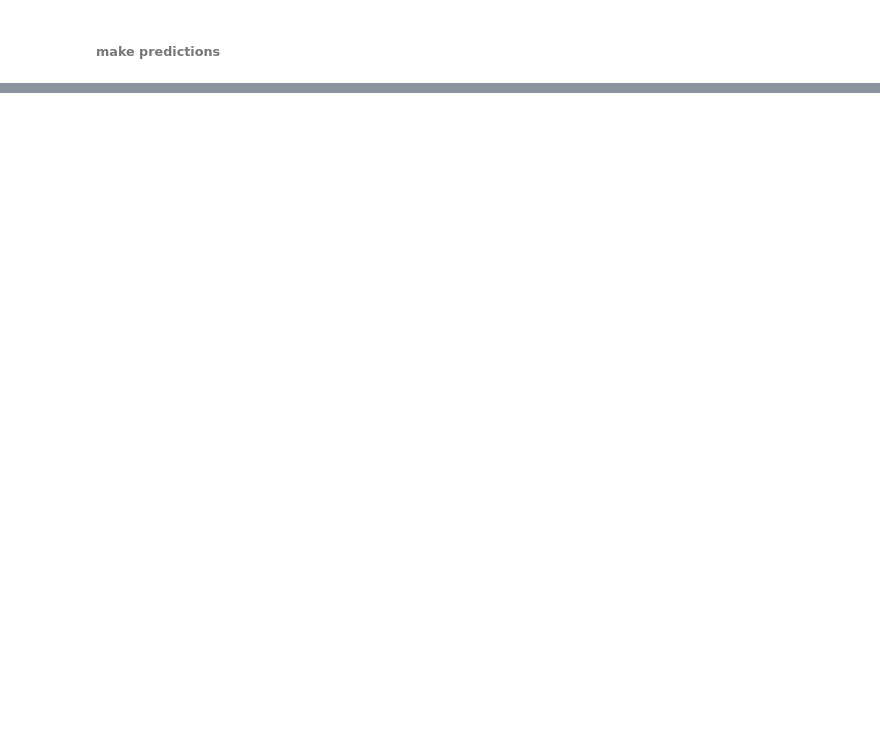
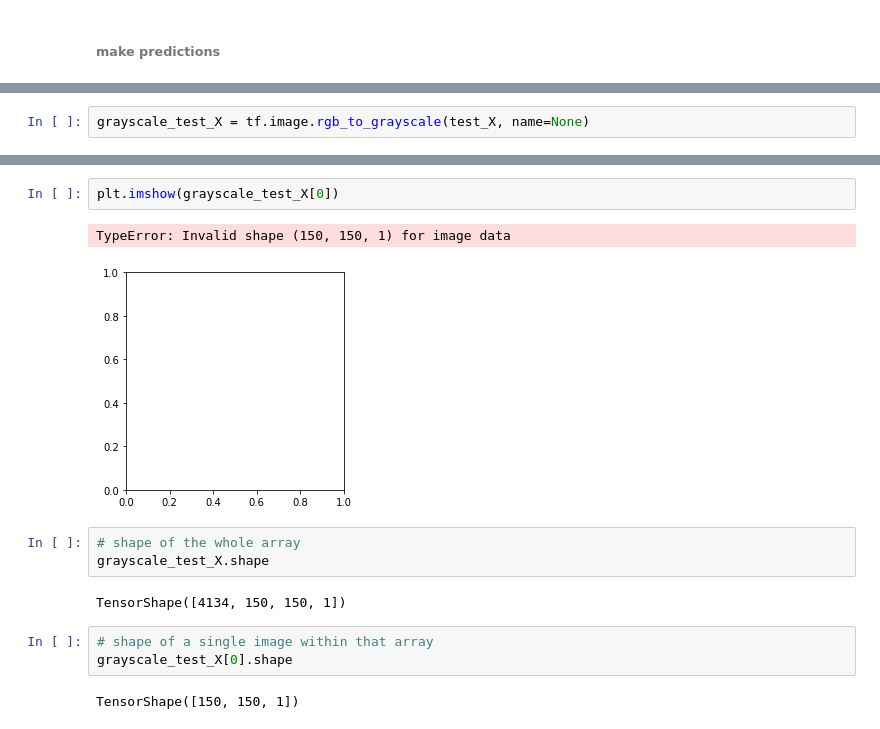
Before and after one commit to SamPoad/data-labs, a Jupyter notebook: final-project/Poad_jupyternotebook.ipynb, the cells around one changed output, grey strips where cells are left out. Cells and saved outputs as stored; diff of their text form; blank space fills up the shorter version.

```diff
--- a/final-project/Poad_jupyternotebook.ipynb
+++ b/final-project/Poad_jupyternotebook.ipynb
@@ -539,0 +743,2 @@ plt.imshow(test_X[0])
+# %%
+grayscale_test_X = tf.image.rgb_to_grayscale(test_X, name=None)
@@ -539,0 +749,15 @@ plt.imshow(test_X[0])
+# %%
+plt.imshow(grayscale_test_X[0])
+# %% [output]
+TypeError: Invalid shape (150, 150, 1) for image data
+[figure, added]
+# %%
+# shape of the whole array
+grayscale_test_X.shape
+# %% [output]
+TensorShape([4134, 150, 150, 1])
+# %%
+# shape of a single image within that array
+grayscale_test_X[0].shape
+# %% [output]
+TensorShape([150, 150, 1])
```
Also changed, not shown: parts of 65 cells of this notebook, 1 other file.
